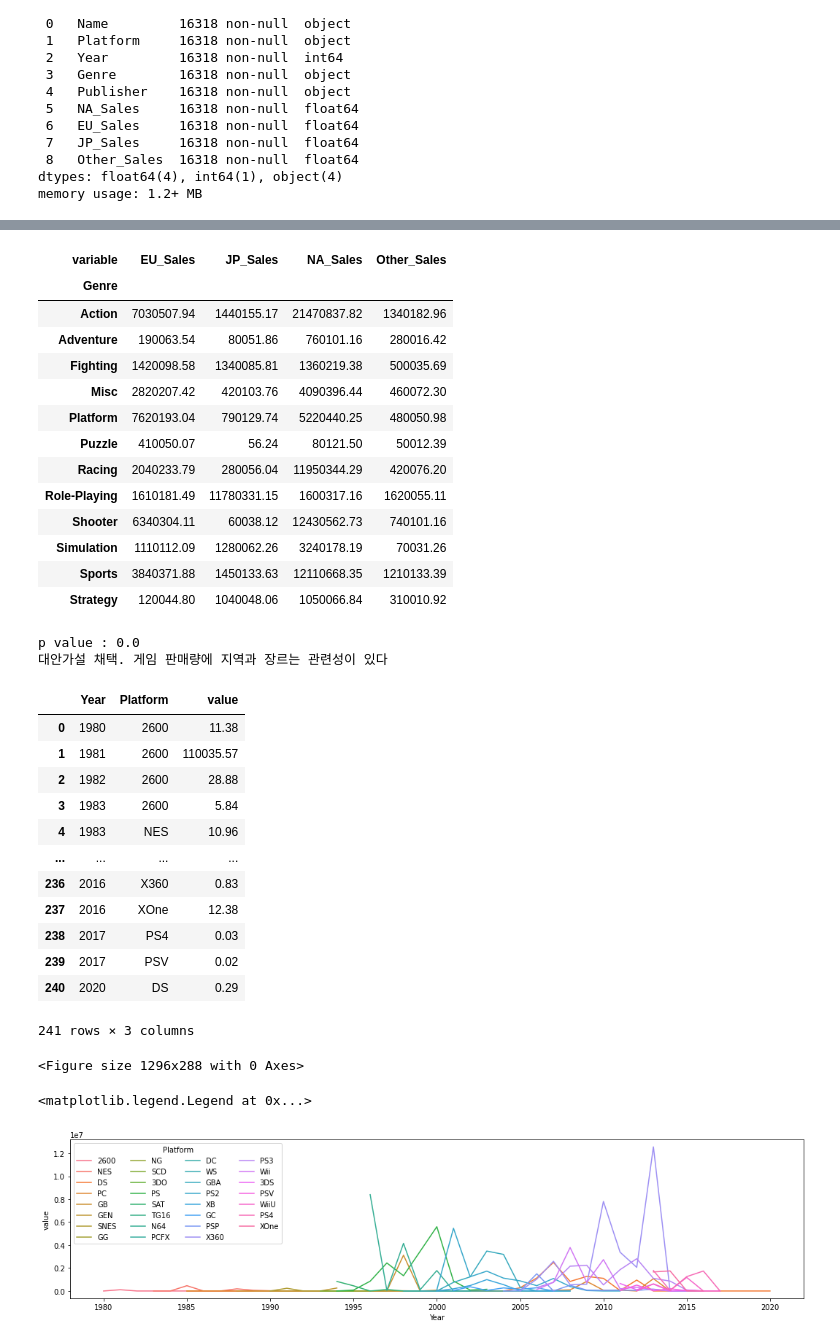
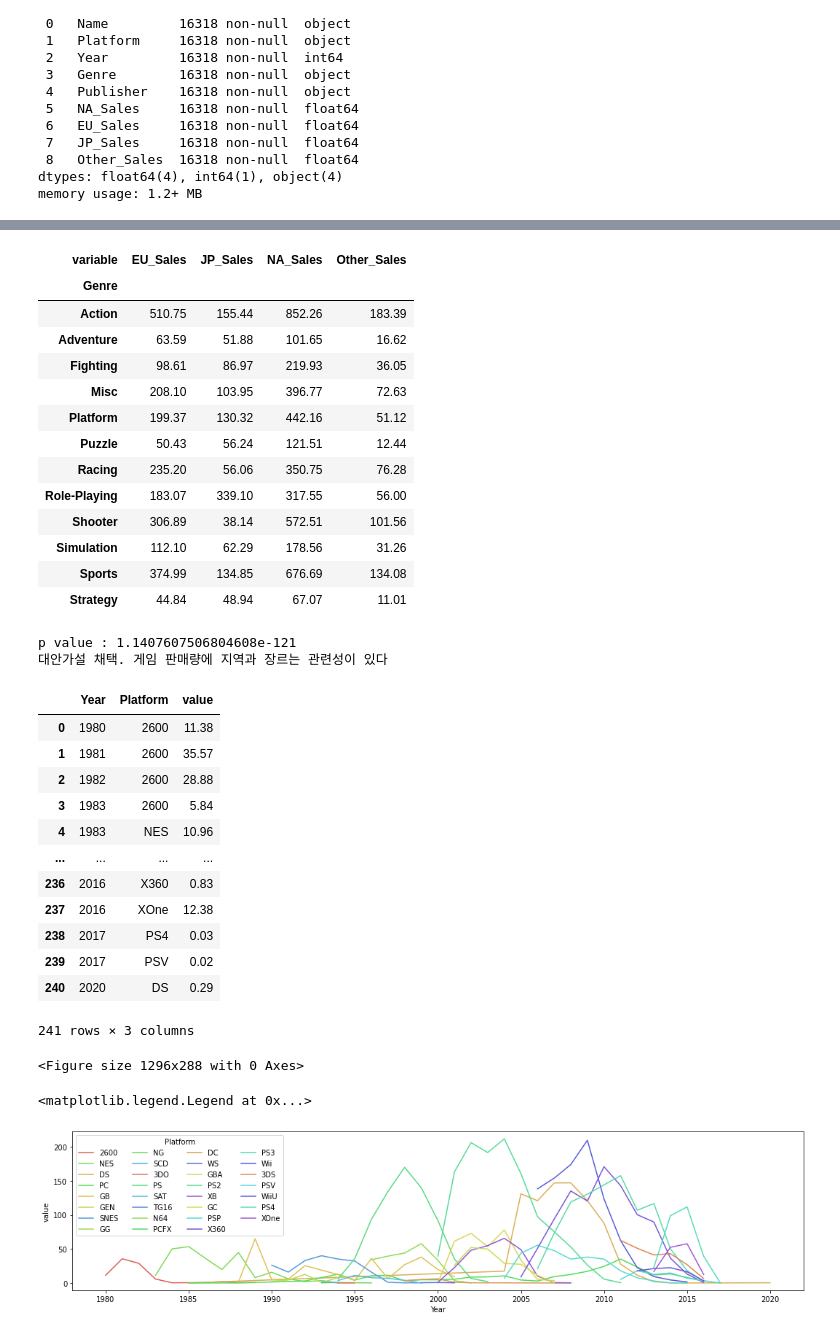
Before and after one commit to bhkwon89/Section1_project, a Jupyter notebook: Section1_Project.ipynb, the cells around one changed output, grey strips where cells are left out. Cells and saved outputs as stored; diff of their text form; code cells hidden in the pictures.

```diff
--- a/Section1_Project.ipynb
+++ b/Section1_Project.ipynb
@@ -357,7 +384,7 @@ AttributeError: ignored
 # %%
-# 데이터 정황상 기본단위다 M(밀리언)으로 보인다.
+# 데이터 정황상 기본단위는 M(밀리언)으로 보인다.
 
-df.NA_Sales = df.NA_Sales.replace(r'[KM]+$', '', regex=True).astype(float) * df.NA_Sales.str.extract(r'[\d\.]+([KM]+)', expand=False).fillna(1).replace(['K','M'], [10**3, 10**6]).astype(int)
-df.EU_Sales = df.EU_Sales.replace(r'[KM]+$', '', regex=True).astype(float) * df.EU_Sales.str.extract(r'[\d\.]+([KM]+)', expand=False).fillna(1).replace(['K','M'], [10**3, 10**6]).astype(int)
-df.JP_Sales = df.JP_Sales.replace(r'[KM]+$', '', regex=True).astype(float) * df.JP_Sales.str.extract(r'[\d\.]+([KM]+)', expand=False).fillna(1).replace(['K','M'], [10**3, 10**6]).astype(int)
-df.Other_Sales = df.Other_Sales.replace(r'[KM]+$', '', regex=True).astype(float) * df.Other_Sales.str.extract(r'[\d\.]+([KM]+)', expand=False).fillna(1).replace(['K','M'], [10**3, 10**6]).astype(int)
+df.NA_Sales = df.NA_Sales.replace(r'[KM]+$', '', regex=True).astype(float) * df.NA_Sales.str.extract(r'[\d\.]+([KM]+)', expand=False).fillna(1).replace(['K','M'], [0.001, 1]).astype(int)
+df.EU_Sales = df.EU_Sales.replace(r'[KM]+$', '', regex=True).astype(float) * df.EU_Sales.str.extract(r'[\d\.]+([KM]+)', expand=False).fillna(1).replace(['K','M'], [0.001, 1]).astype(int)
+df.JP_Sales = df.JP_Sales.replace(r'[KM]+$', '', regex=True).astype(float) * df.JP_Sales.str.extract(r'[\d\.]+([KM]+)', expand=False).fillna(1).replace(['K','M'], [0.001, 1]).astype(int)
+df.Other_Sales = df.Other_Sales.replace(r'[KM]+$', '', regex=True).astype(float) * df.Other_Sales.str.extract(r'[\d\.]+([KM]+)', expand=False).fillna(1).replace(['K','M'], [0.001, 1]).astype(int)
@@ -469,39 +554,40 @@ else :
     print('p value :', p,"\n"+'귀무가설 채택. 게임 판매량에 지역과 장르는 관련성이 없다')
 
 # mission 1. 지역에 따라서 선호하는 게임 장르가 다를까 라는 질문에 대답을 하셔야 합니다
-# -->> 지역에 따라 서너호하는 게임 장르가 다르다.
+# -->> 지역에 따라 선호하는 게임 장르가 다르다.
 # %% [output]
 | variable | EU_Sales | JP_Sales | NA_Sales | Other_Sales |
 | Genre |  |  |  |  |
-| Action | 7030507.94 | 1440155.17 | 21470837.82 | 1340182.96 |
-| Adventure | 190063.54 | 80051.86 | 760101.16 | 280016.42 |
-| Fighting | 1420098.58 | 1340085.81 | 1360219.38 | 500035.69 |
-| Misc | 2820207.42 | 420103.76 | 4090396.44 | 460072.30 |
-| Platform | 7620193.04 | 790129.74 | 5220440.25 | 480050.98 |
-| Puzzle | 410050.07 | 56.24 | 80121.50 | 50012.39 |
-| Racing | 2040233.79 | 280056.04 | 11950344.29 | 420076.20 |
-| Role-Playing | 1610181.49 | 11780331.15 | 1600317.16 | 1620055.11 |
-| Shooter | 6340304.11 | 60038.12 | 12430562.73 | 740101.16 |
-| Simulation | 1110112.09 | 1280062.26 | 3240178.19 | 70031.26 |
-| Sports | 3840371.88 | 1450133.63 | 12110668.35 | 1210133.39 |
-| Strategy | 120044.80 | 1040048.06 | 1050066.84 | 310010.92 |
+| Action | 510.75 | 155.44 | 852.26 | 183.39 |
+| Adventure | 63.59 | 51.88 | 101.65 | 16.62 |
+| Fighting | 98.61 | 86.97 | 219.93 | 36.05 |
+| Misc | 208.10 | 103.95 | 396.77 | 72.63 |
+| Platform | 199.37 | 130.32 | 442.16 | 51.12 |
+| Puzzle | 50.43 | 56.24 | 121.51 | 12.44 |
+| Racing | 235.20 | 56.06 | 350.75 | 76.28 |
+| Role-Playing | 183.07 | 339.10 | 317.55 | 56.00 |
+| Shooter | 306.89 | 38.14 | 572.51 | 101.56 |
+| Simulation | 112.10 | 62.29 | 178.56 | 31.26 |
+| Sports | 374.99 | 134.85 | 676.69 | 134.08 |
+| Strategy | 44.84 | 48.94 | 67.07 | 11.01 |
-p value : 0.0
+p value : 1.1407607506804608e-121
 대안가설 채택. 게임 판매량에 지역과 장르는 관련성이 있다
 # %%
 # mission 2. 연도별 게임의 트렌드가 있을까 라는 질문에 대답을 하셔야 합니다
 # 게임 트렌드를 플랫폼, 장르라 가정하고 진행.
-# 1.연도별 플랫폼 판매량
-# 2.연도별 장르 판매량
+# A. 출시년도에 따른 플랫폼별 판매량
+# B. 출시년도에 따른 장르별 판매량
 
+
+# A. 출시년도에 따른 플랫폼별 판매량
 df_yearplat = df.melt(id_vars = ['Year','Platform'], value_vars = ['NA_Sales',	'EU_Sales',	'JP_Sales',	'Other_Sales'])
 df_yearplat_tmp = df_yearplat.groupby([ 'Year','Platform']).sum().reset_index()
 
 df_yearplat_tmp
-#tmp_sum = df_tmp.groupby([ 'variable']).sum()
 # %% [output]
 |  | Year | Platform | value |
 | 0 | 1980 | 2600 | 11.38 |
-| 1 | 1981 | 2600 | 110035.57 |
+| 1 | 1981 | 2600 | 35.57 |
 | 2 | 1982 | 2600 | 28.88 |
 | 3 | 1983 | 2600 | 5.84 |
 | 4 | 1983 | NES | 10.96 |
@@ -512,14 +598,19 @@ df_yearplat_tmp
 | 239 | 2017 | PSV | 0.02 |
 | 240 | 2020 | DS | 0.29 |
 241 rows × 3 columns
+# %%
+# 그래프 그리기용 팔레트
+
+tmp_p = np.sort(df['Platform'].unique())
+color = (sns.color_palette('hls', int(len(df['Platform'].unique())*1.3)).as_hex())
+dict_color = dict(zip(tmp_p, color[:len(df['Platform'].unique())]))
 # %%
-import seaborn as sns
 
 plt.figure(figsize=(18,4))
-ax = sns.lineplot(x = 'Year', y = 'value',hue = 'Platform',   data = df_yearplat_tmp)
+ax = sns.lineplot(x = 'Year', y = 'value',hue = 'Platform',  palette=dict_color ,  data = df_yearplat_tmp)
 
 ax.legend(loc='upper left',ncol=4, title="Platform")
 # %% [output]
 <Figure size 1296x288 with 0 Axes>
 <matplotlib.legend.Legend at 0x...>
-[figure, old version]
+[figure, new version]
```
Also changed, not shown: parts of 32 cells of this notebook.
